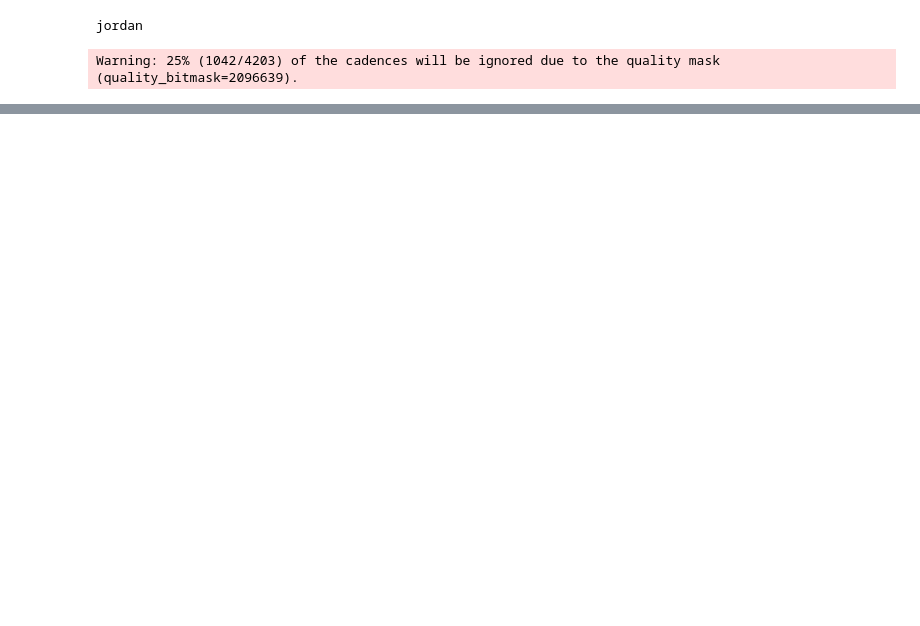
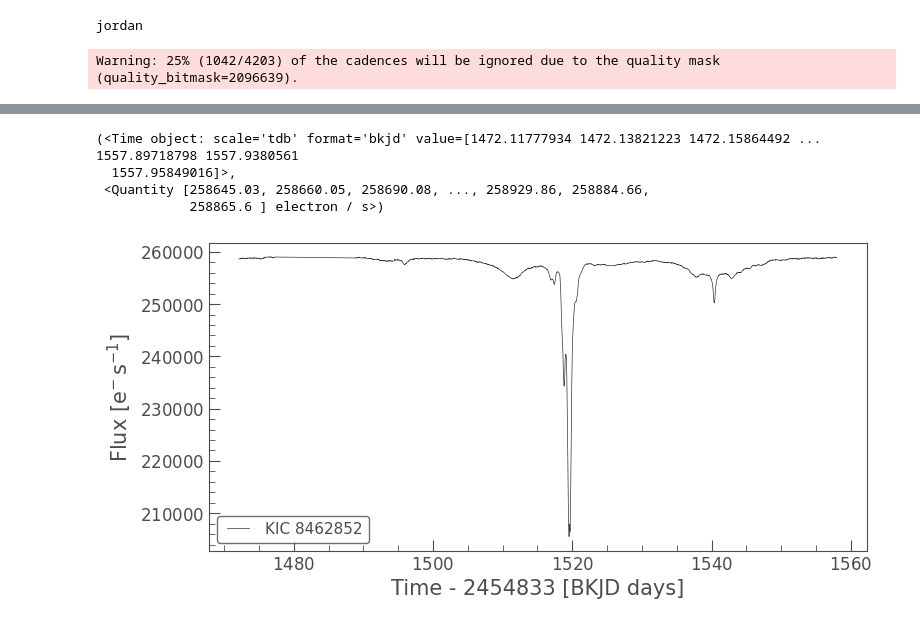
Before and after one commit to hammyzammy/exoplanet-detector, a Jupyter notebook: lightkurve.ipynb, the cells around one changed output, grey strips where cells are left out. Cells and saved outputs as stored; diff of their text form; code cells hidden in the pictures; blank space fills up the shorter version.

```diff
--- a/lightkurve.ipynb
+++ b/lightkurve.ipynb
@@ -13,0 +18,11 @@ pixelfile.plot(frame=1);
+# %%
+lc.time, lc.flux
+# %% [output]
+(<Time object: scale='tdb' format='bkjd' value=[1472.11777934 1472.13821223 1472.15864492 ... 1557.89718798 1557.9380561
+  1557.95849016]>,
+ <Quantity [258645.03, 258660.05, 258690.08, ..., 258929.86, 258884.66,
+            258865.6 ] electron / s>)
+# %%
+lc.plot();
+# %% [output]
+[figure, added]
```
Also changed, not shown: parts of 12 cells of this notebook.
